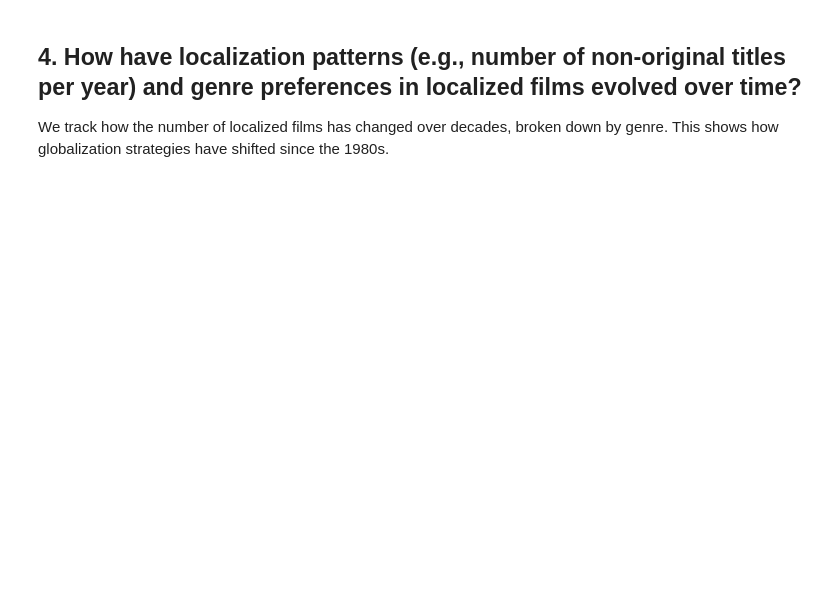
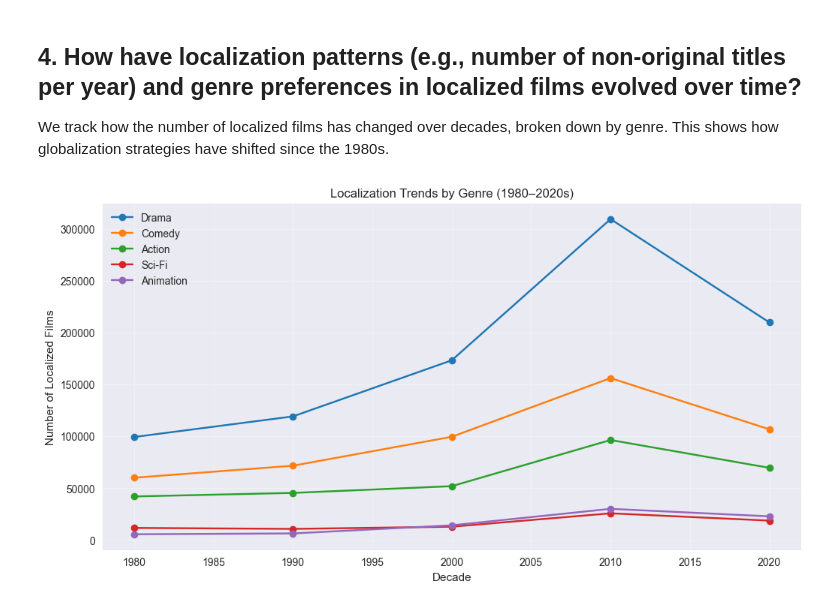
Before and after one commit to lonebono/STADVDBMCO1, a Jupyter notebook: STADVDB_Grp10.ipynb, the cells around one changed output. Saved outputs shown, nothing was run; the diff lists cells and outputs as text; code cells hidden in the pictures; blank space fills up the shorter version.

```diff
--- a/STADVDB_Grp10.ipynb
+++ b/STADVDB_Grp10.ipynb
@@ -163,30 +179,34 @@ We track how the number of localized films has changed over decades, broken down
 # %%
 query4 = """
 SELECT
     t.decade,
     g.genre_name,
-    COUNT(*) AS localized_films
-FROM fact_film_version f
-JOIN fact_genre_bridge b ON f.fact_id = b.fact_id
-JOIN dim_genre g ON b.genre_id = g.genre_id
-JOIN dim_time t ON f.time_id = t.time_id
-WHERE f.is_original_title = false
-  AND t.decade >= 1980
-  AND g.genre_name IN ('Drama', 'Comedy', 'Action', 'Animation', 'Sci-Fi')  -- Major genres
+    COUNT(f.version_id) AS localized_films
+FROM dwh.fact_film_version f
+JOIN dwh.dim_title dt ON f.title_id = dt.title_id
+JOIN dwh.bridge_title_genre b ON dt.title_id = b.title_id
+JOIN dwh.dim_genre g ON b.genre_id = g.genre_id
+JOIN dwh.dim_time t ON f.time_id = t.time_id
+WHERE f.is_original_title = FALSE
+    AND t.decade >= 1980
+    AND t.decade <= 2020 -- <<< ADDED UPPER DECADE LIMIT
+    AND g.genre_name IN ('Drama', 'Comedy', 'Action', 'Animation', 'Sci-Fi')
 GROUP BY t.decade, g.genre_name
 ORDER BY t.decade, localized_films DESC;
 """
 
 df4 = pd.read_sql(query4, engine)
 
 plt.figure(figsize=(12, 6))
 for genre in df4['genre_name'].unique():
     subset = df4[df4['genre_name'] == genre]
     plt.plot(subset['decade'], subset['localized_films'], label=genre, marker='o')
 
 plt.title('Localization Trends by Genre (1980–2020s)')
 plt.xlabel('Decade')
 plt.ylabel('Number of Localized Films')
 plt.legend()
 plt.grid(True, alpha=0.3)
 plt.show()
+# %% [output]
+[figure, added]
```
Also changed, not shown: parts of 2 cells of this notebook, 1 other file.
